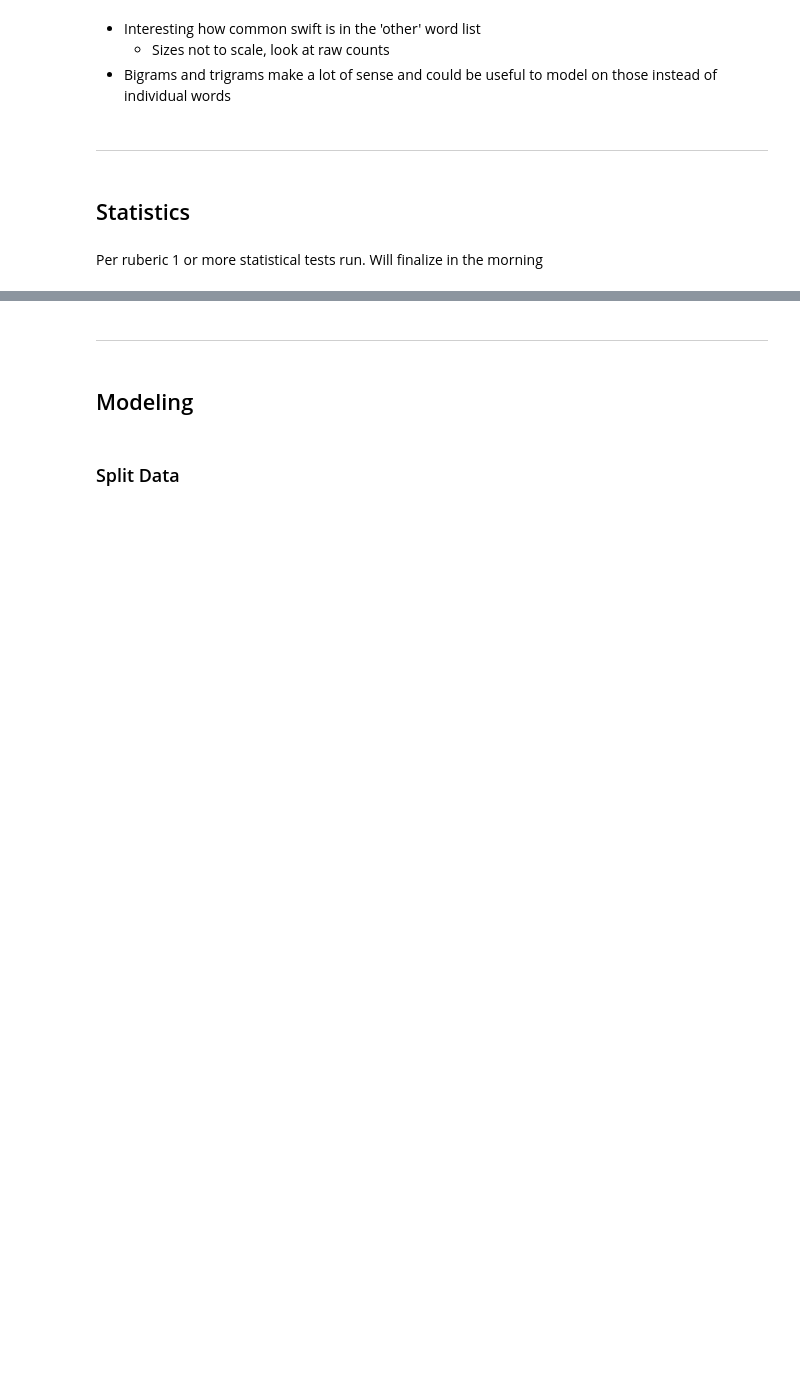
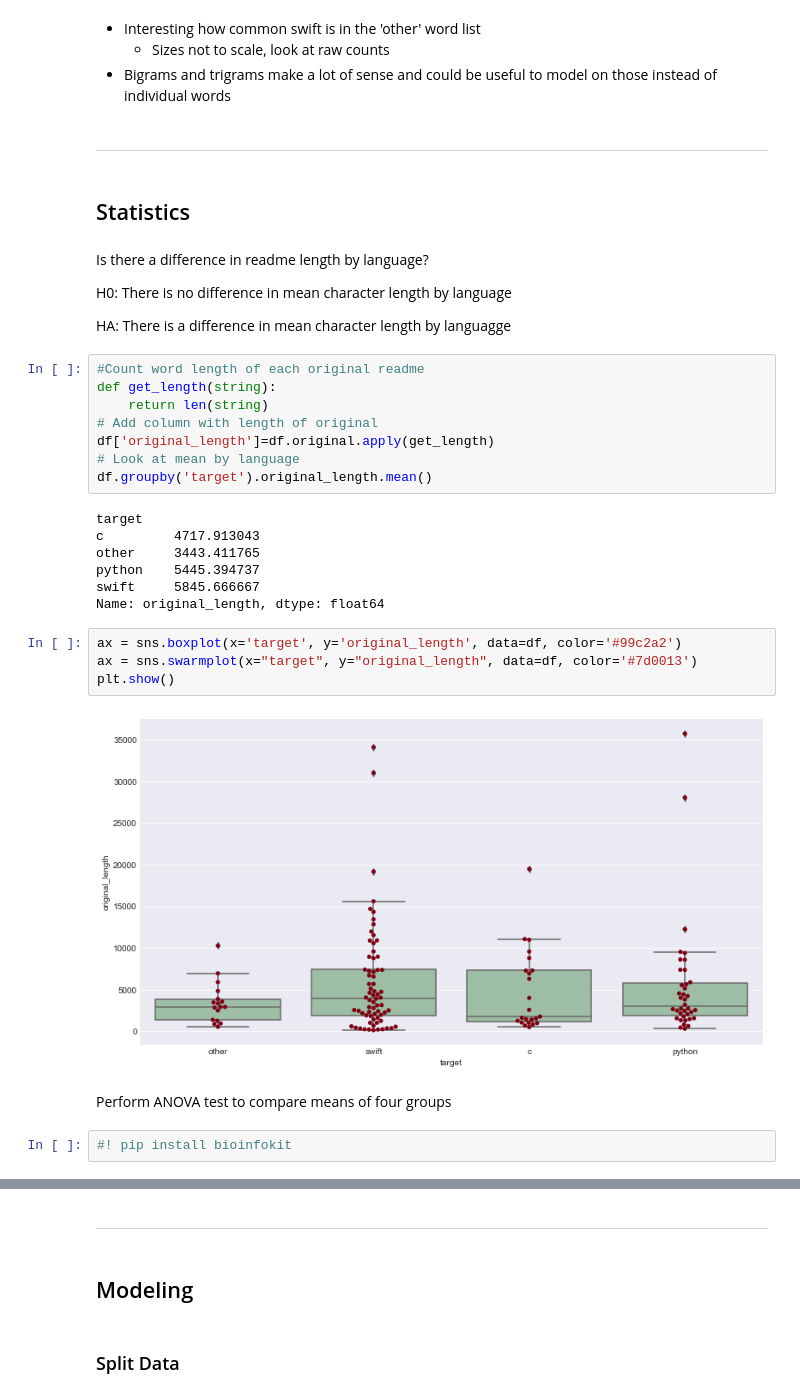
Before and after one commit to NLP-Github-Project-Hopper5/NLP-Github-Project, a Jupyter notebook: final_notebbok.ipynb, the cells around one changed output, grey strips where cells are left out. Drawn from its saved outputs; the diff is of its cells as text; blank space fills up the shorter version.

```diff
--- a/final_notebbok.ipynb
+++ b/final_notebbok.ipynb
@@ -447,5 +461,34 @@ Text(0.5, 1.0, 'Other')
 ---
 # %% [markdown]
 ## Statistics
-# %% [markdown]
-Per ruberic 1 or more statistical tests run. Will finalize in the morning
+# %% [markdown]
+Is there a difference in readme length by language?
+
+H0: There is no difference in mean character length by language
+
+HA: There is a difference in mean character length by languagge
+# %%
+#Count word length of each original readme
+def get_length(string):
+    return len(string)
+# Add column with length of original
+df['original_length']=df.original.apply(get_length)
+# Look at mean by language
+df.groupby('target').original_length.mean()
+# %% [output]
+target
+c         4717.913043
+other     3443.411765
+python    5445.394737
+swift     5845.666667
+Name: original_length, dtype: float64
+# %%
+ax = sns.boxplot(x='target', y='original_length', data=df, color='#99c2a2')
+ax = sns.swarmplot(x="target", y="original_length", data=df, color='#7d0013')
+plt.show()
+# %% [output]
+[figure, added]
+# %% [markdown]
+Perform ANOVA test to compare means of four groups
+# %%
+#! pip install bioinfokit
```
Also changed, not shown: parts of 5 cells of this notebook, 3 other files.
